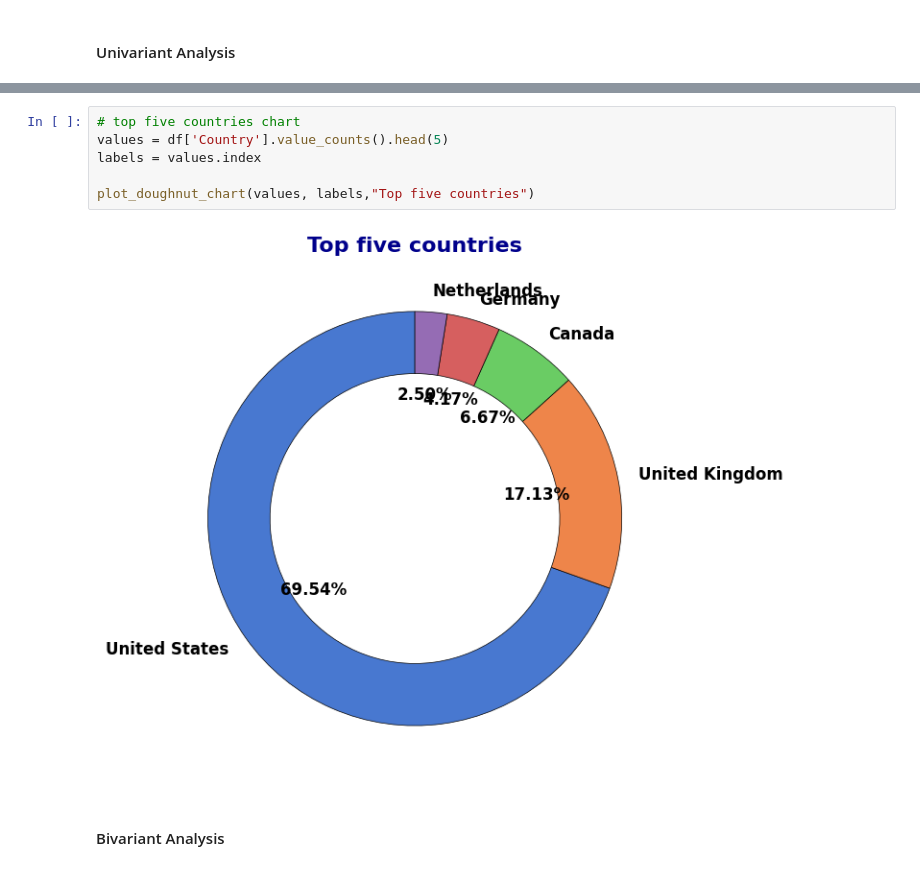
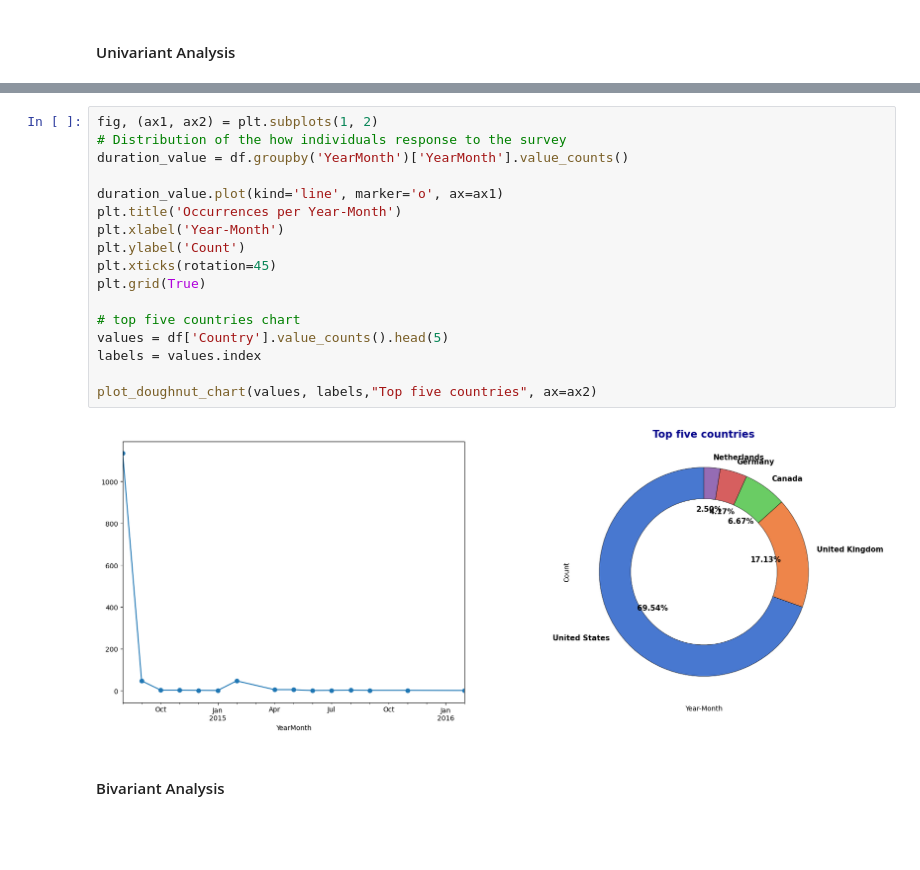
Before and after one commit to guavacoderepo/SOFT40161-COURSE-WORK, a Jupyter notebook: NTU_N1280799_SOFT40161_2.ipynb, the cells around one changed output, grey strips where cells are left out. Cells and saved outputs as stored; diff of their text form; blank space fills up the shorter version.

```diff
--- a/NTU_N1280799_SOFT40161_2.ipynb
+++ b/NTU_N1280799_SOFT40161_2.ipynb
@@ -415,11 +427,22 @@ plt.ylabel('No. of Employees', fontsize=12);
-# %%
-# top five countries chart
-values = df['Country'].value_counts().head(5)
-labels = values.index
-
-plot_doughnut_chart(values, labels,"Top five countries")
-# %% [output]
-[figure, removed]
+# %%
+fig, (ax1, ax2) = plt.subplots(1, 2)
+# Distribution of the how individuals response to the survey
+duration_value = df.groupby('YearMonth')['YearMonth'].value_counts()
+
+duration_value.plot(kind='line', marker='o', ax=ax1)
+plt.title('Occurrences per Year-Month')
+plt.xlabel('Year-Month')
+plt.ylabel('Count')
+plt.xticks(rotation=45)
+plt.grid(True)
+
+# top five countries chart
+values = df['Country'].value_counts().head(5)
+labels = values.index
+
+plot_doughnut_chart(values, labels,"Top five countries", ax=ax2)
+# %% [output]
+[figure, added]
 # %% [markdown]
 #### Bivariant Analysis
 # %%
```
Also changed, not shown: parts of 40 cells of this notebook, 1 other file.
